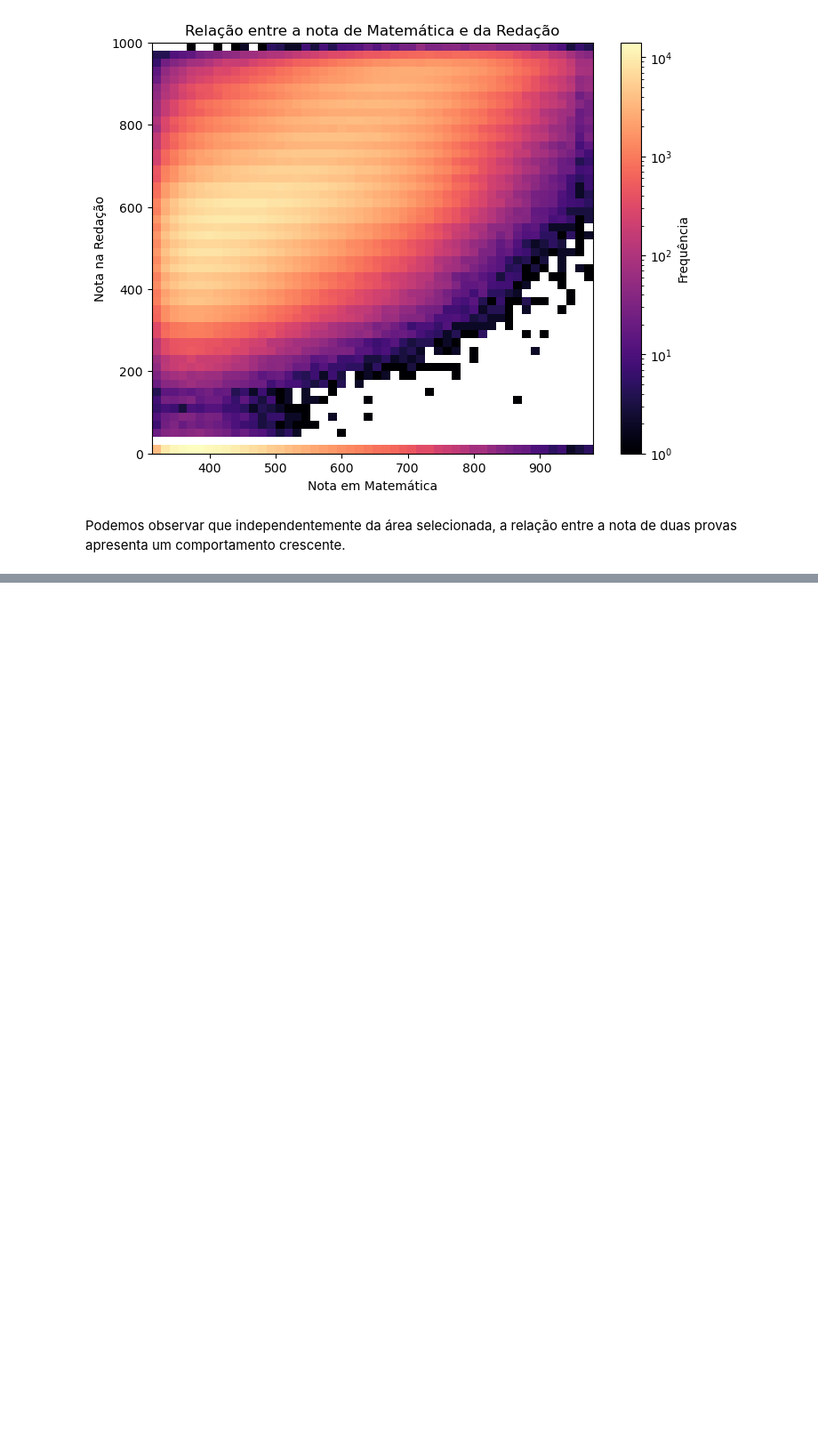
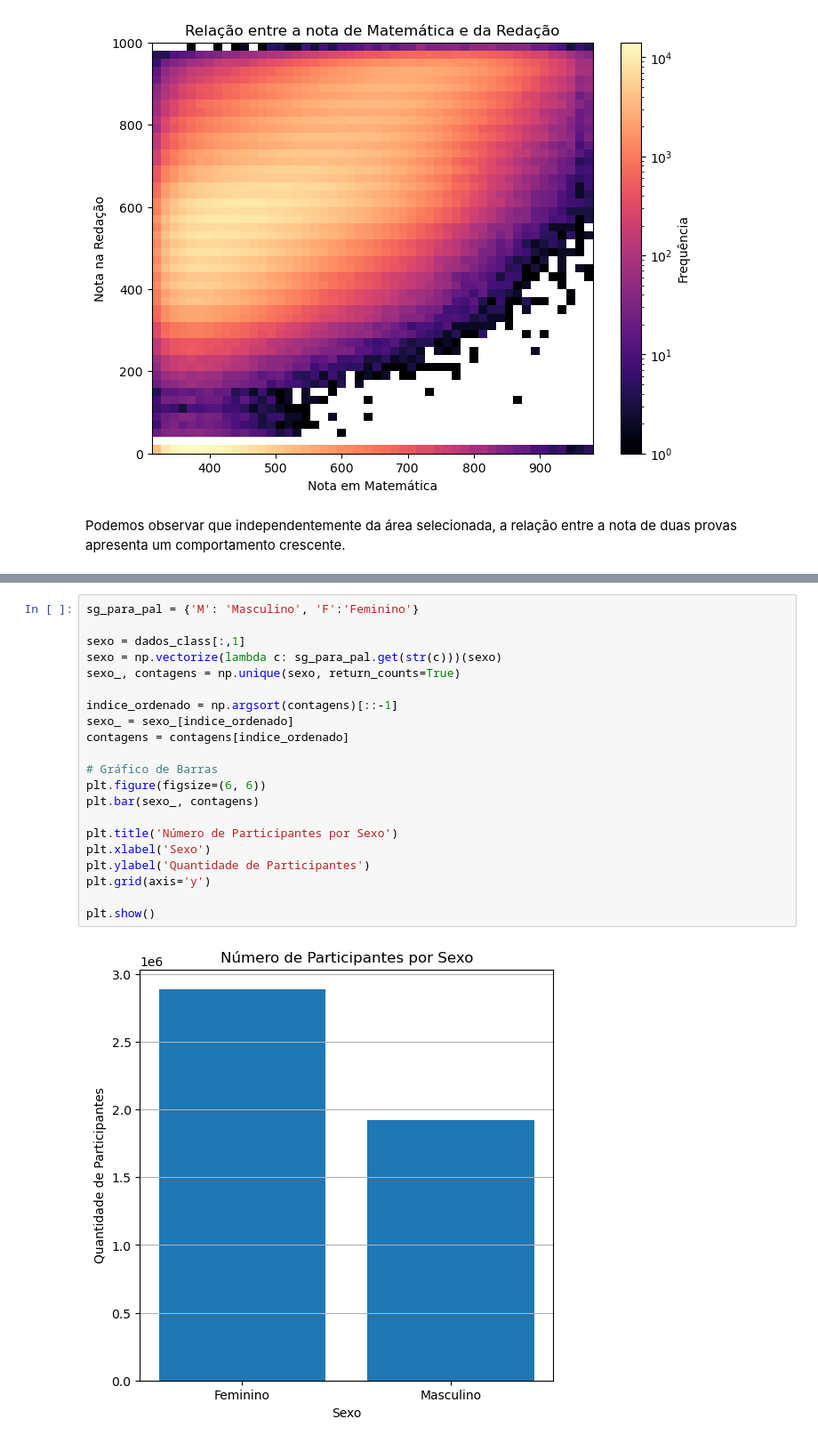
Before and after one commit to Machine-Learning-AV2/Pipeline_MachineLearning_AV2, a Jupyter notebook: analise_exploratoria.ipynb, the cells around one changed output, grey strips where cells are left out. Shown at 89% size. Saved outputs shown, nothing was run; the diff lists cells and outputs as text; blank space fills up the shorter version.

```diff
--- a/analise_exploratoria.ipynb
+++ b/analise_exploratoria.ipynb
@@ -497,0 +607,23 @@ plt.show()
+# %%
+sg_para_pal = {'M': 'Masculino', 'F':'Feminino'}
+
+sexo = dados_class[:,1]
+sexo = np.vectorize(lambda c: sg_para_pal.get(str(c)))(sexo)
+sexo_, contagens = np.unique(sexo, return_counts=True)
+
+indice_ordenado = np.argsort(contagens)[::-1]
+sexo_ = sexo_[indice_ordenado]
+contagens = contagens[indice_ordenado]
+
+# Gráfico de Barras
+plt.figure(figsize=(6, 6))
+plt.bar(sexo_, contagens)
+
+plt.title('Número de Participantes por Sexo')
+plt.xlabel('Sexo')
+plt.ylabel('Quantidade de Participantes')
+plt.grid(axis='y')
+
+plt.show()
+# %% [output]
+[figure, added]
```
Also changed, not shown: parts of 47 cells of this notebook.
